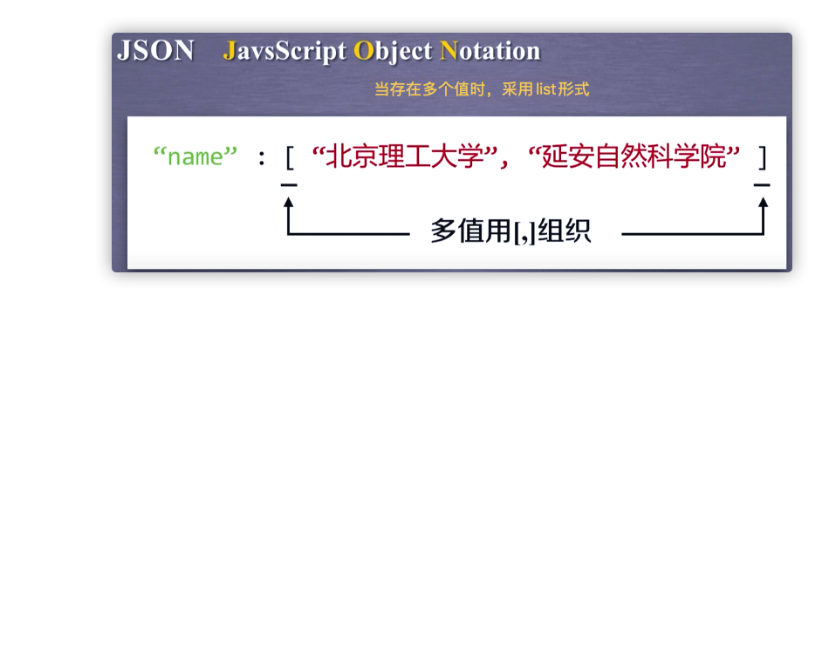
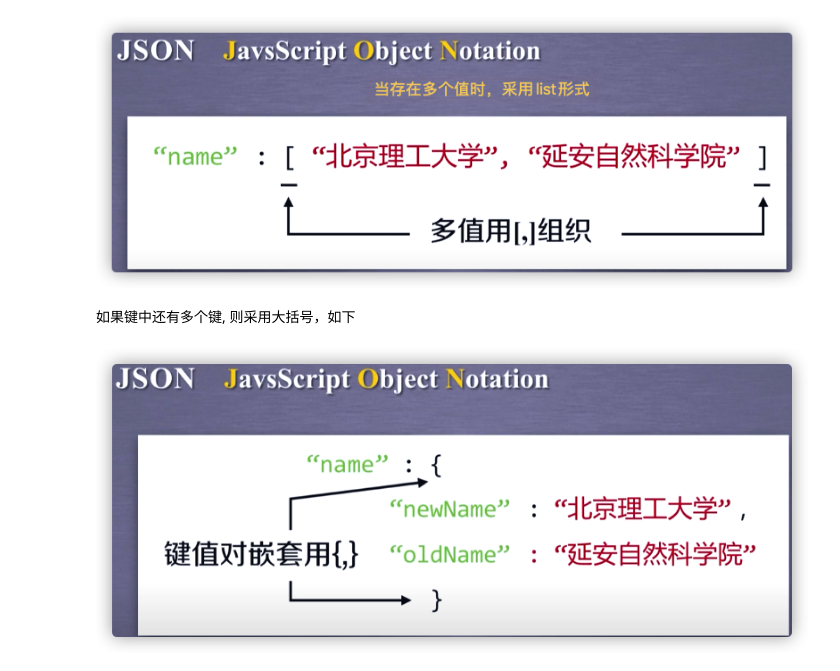
Before and after one commit to paxton615/Notes, a Jupyter notebook: Hyper_Text_Markup_Language.ipynb, the cells around one changed output. Saved outputs shown, nothing was run; the diff lists cells and outputs as text; code cells hidden in the pictures; blank space fills up the shorter version.

```diff
--- a/Hyper_Text_Markup_Language.ipynb
+++ b/Hyper_Text_Markup_Language.ipynb
@@ -51,3 +52,9 @@ add_pic('JSON1.png')
 add_pic('json2.png')
 # %% [output]
 [figure]
+# %% [markdown]
+如果键中还有多个键, 则采用大括号，如下
+# %%
+add_pic('json3.png')
+# %% [output]
+[figure, added]
```
Also changed, not shown: parts of 9 cells of this notebook, 9 other files.
